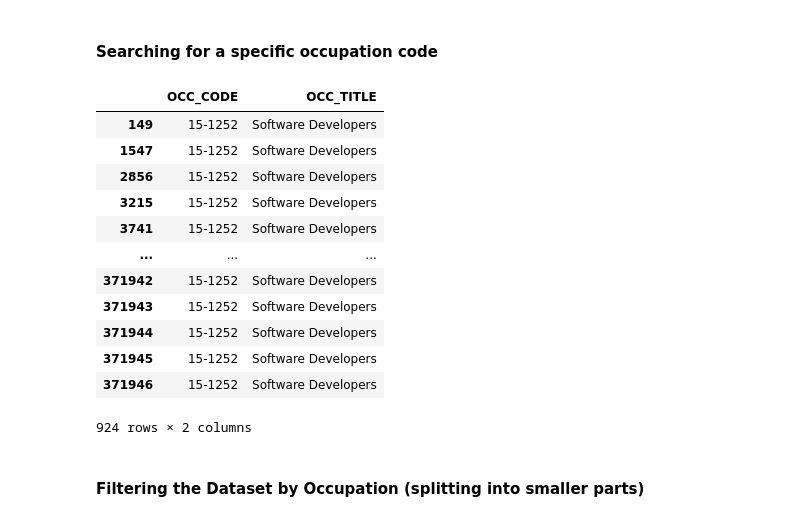
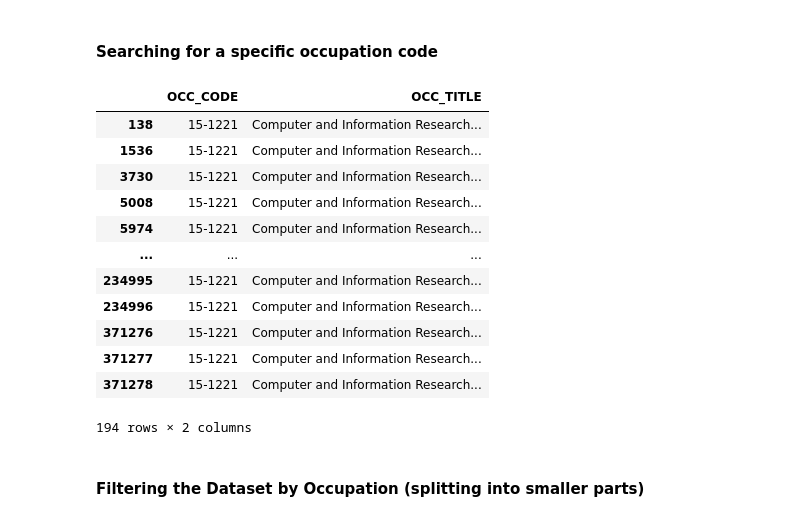
Before and after one commit to HeloEugenio0916/Data-Visualisation-and-Communication-CA1, a Jupyter notebook: CA1.ipynb, the cells around one changed output. Saved outputs shown, nothing was run; the diff lists cells and outputs as text; code cells hidden in the pictures.

```diff
--- a/CA1.ipynb
+++ b/CA1.ipynb
@@ -103,21 +103,21 @@ occupations = ["15-1221", "15-2051", "15-1252"]
 # %% [markdown]
 #### Searching for a specific occupation code
 # %%
-dataset.loc[dataset["OCC_CODE"] == "15-1252", ["OCC_CODE", "OCC_TITLE"]]
+dataset.loc[dataset["OCC_CODE"] == "15-1221", ["OCC_CODE", "OCC_TITLE"]]
 # %% [output]
 |  | OCC_CODE | OCC_TITLE |
-| 149 | 15-1252 | Software Developers |
-| 1547 | 15-1252 | Software Developers |
-| 2856 | 15-1252 | Software Developers |
-| 3215 | 15-1252 | Software Developers |
-| 3741 | 15-1252 | Software Developers |
+| 138 | 15-1221 | Computer and Information Research... |
+| 1536 | 15-1221 | Computer and Information Research... |
+| 3730 | 15-1221 | Computer and Information Research... |
+| 5008 | 15-1221 | Computer and Information Research... |
+| 5974 | 15-1221 | Computer and Information Research... |
 | ... | ... | ... |
-| 371942 | 15-1252 | Software Developers |
-| 371943 | 15-1252 | Software Developers |
-| 371944 | 15-1252 | Software Developers |
-| 371945 | 15-1252 | Software Developers |
-| 371946 | 15-1252 | Software Developers |
+| 234995 | 15-1221 | Computer and Information Research... |
+| 234996 | 15-1221 | Computer and Information Research... |
+| 371276 | 15-1221 | Computer and Information Research... |
+| 371277 | 15-1221 | Computer and Information Research... |
+| 371278 | 15-1221 | Computer and Information Research... |
-924 rows × 2 columns
+194 rows × 2 columns
 # %% [markdown]
 #### Filtering the Dataset by Occupation (splitting into smaller parts)
 # %%
```
Also changed, not shown: parts of 3 cells of this notebook.
